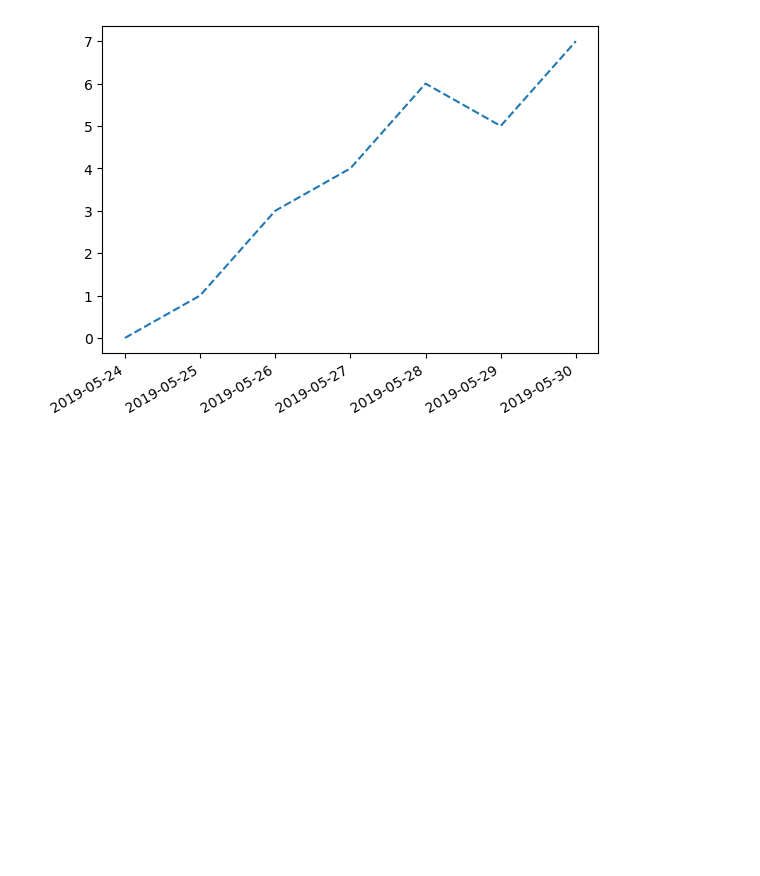
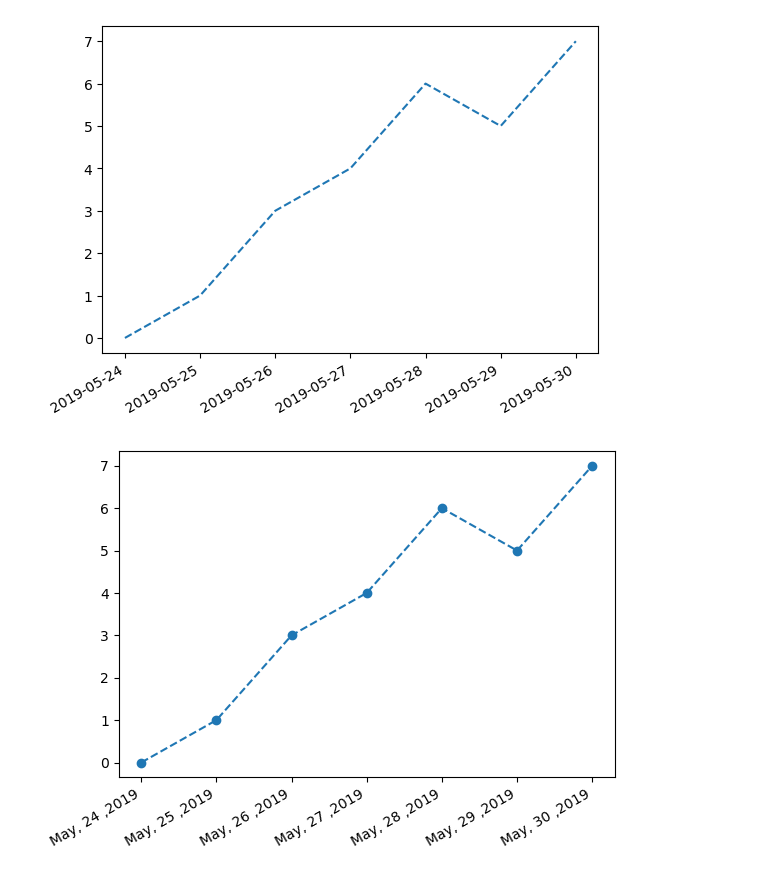
Before and after one commit to ranjithbalank/datascience, a Jupyter notebook: MATPLOTLIB/Part-8 (Plotting_time_series).ipynb, the cells around one changed output. Cells and saved outputs as stored; diff of their text form; code cells hidden in the pictures; blank space fills up the shorter version.

```diff
--- a/MATPLOTLIB/Part-8 (Plotting_time_series).ipynb
+++ b/MATPLOTLIB/Part-8 (Plotting_time_series).ipynb
@@ -39,3 +40,10 @@ plt.gcf().autofmt_xdate()
 plt.show()
 # %% [output]
 [figure]
+# %%
+plt.plot_date(dates,y,linestyle='--')
+plt.gcf().autofmt_xdate()
+date_f=mpl_dates.DateFormatter("%b, %d ,%Y")
+plt.gca().xaxis.set_major_formatter(date_f)
+# %% [output]
+[figure, added]
```
Also changed, not shown: parts of 6 cells of this notebook, 1 other file.
